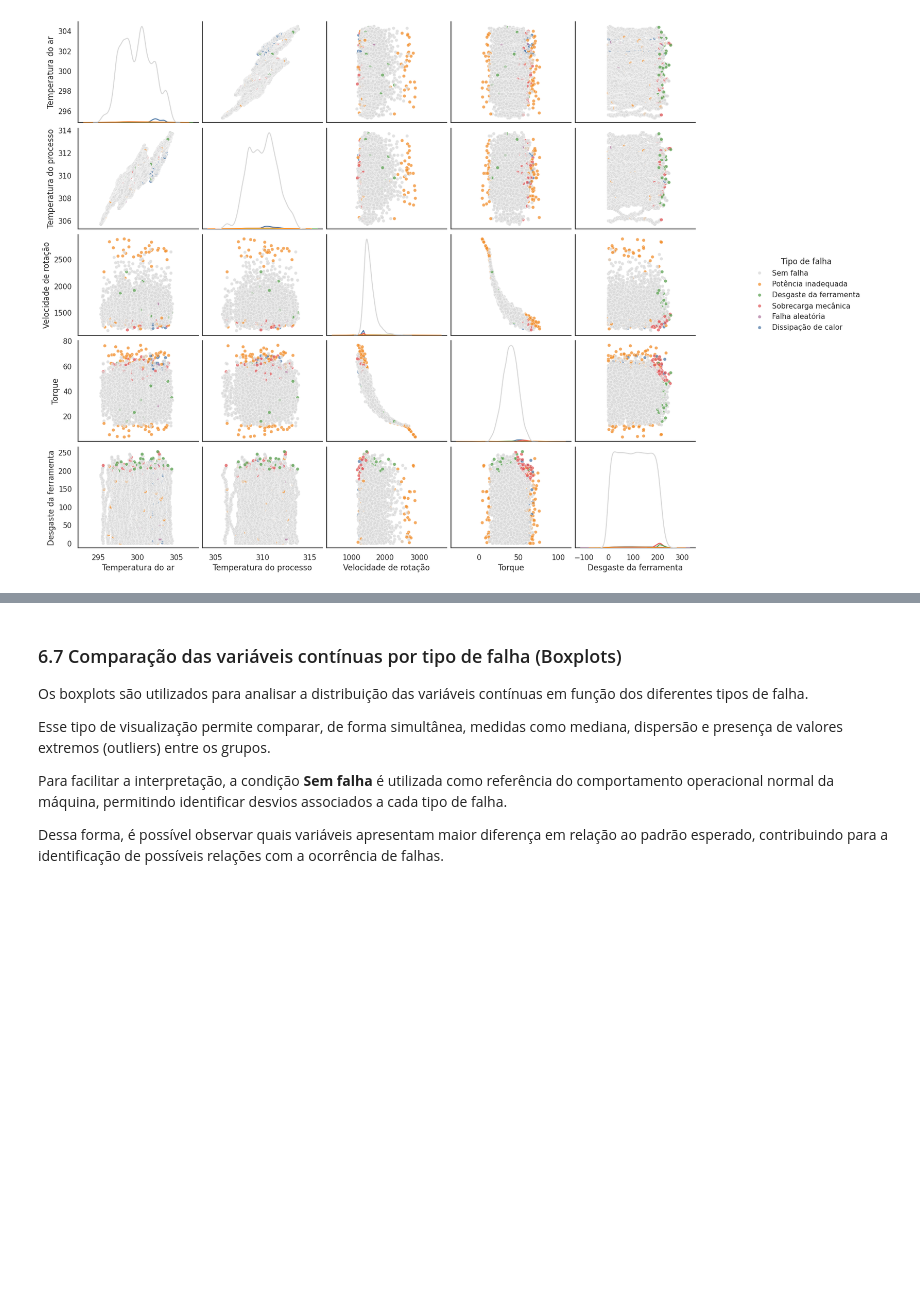
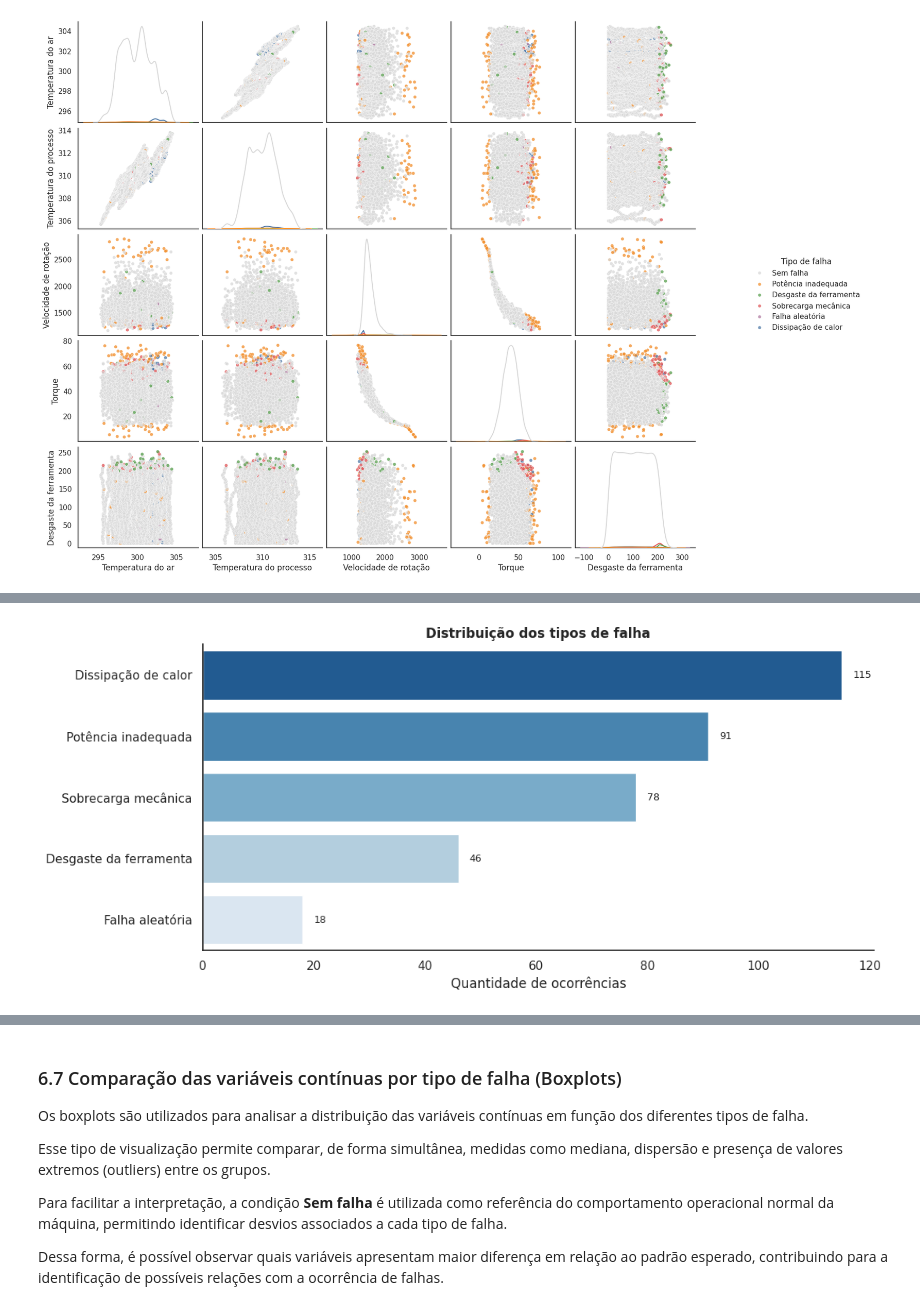
Before and after one commit to thaygorh/Analise-de-Dados-e-Boas-Praticas, a Jupyter notebook: mvp-analise-dados-e-boas-praticas.ipynb, the cells around one changed output, grey strips where cells are left out. Saved outputs shown, nothing was run; the diff lists cells and outputs as text; code cells hidden in the pictures; blank space fills up the shorter version.

```diff
--- a/mvp-analise-dados-e-boas-praticas.ipynb
+++ b/mvp-analise-dados-e-boas-praticas.ipynb
@@ -846,0 +857,35 @@ De forma geral, observa-se alta sobreposição entre os diferentes tipos de falh
+# %%
+# filtrar apenas os registros com falha
+df_failures = df_analysis[df_analysis['Tipo de falha'] != 'Sem falha'].copy()
+
+# contagem dos tipos de falha
+counts = df_failures['Tipo de falha'].value_counts()
+
+# ordenar do mais frequente para o menos frequente
+counts = counts.sort_values(ascending=False)
+
+plt.figure(figsize=(11, 5))
+
+# gráfico de barras horizontal
+ax = sns.barplot(
+    x=counts.values,
+    y=counts.index,
+    palette='Blues_r'
+)
+
+# adicionar valores ao final de cada barra
+for i, v in enumerate(counts.values):
+    ax.text(v + 2, i, str(v), va='center', fontsize=9)
+
+# ajustes de apresentação
+plt.title('Distribuição dos tipos de falha', fontsize=12, weight='bold')
+plt.xlabel('Quantidade de ocorrências')
+plt.ylabel('')
+
+sns.despine()
+plt.grid(False)
+
+plt.tight_layout()
+plt.show()
+# %% [output]
+[figure, added]
```
Also changed, not shown: parts of 11 cells of this notebook.
